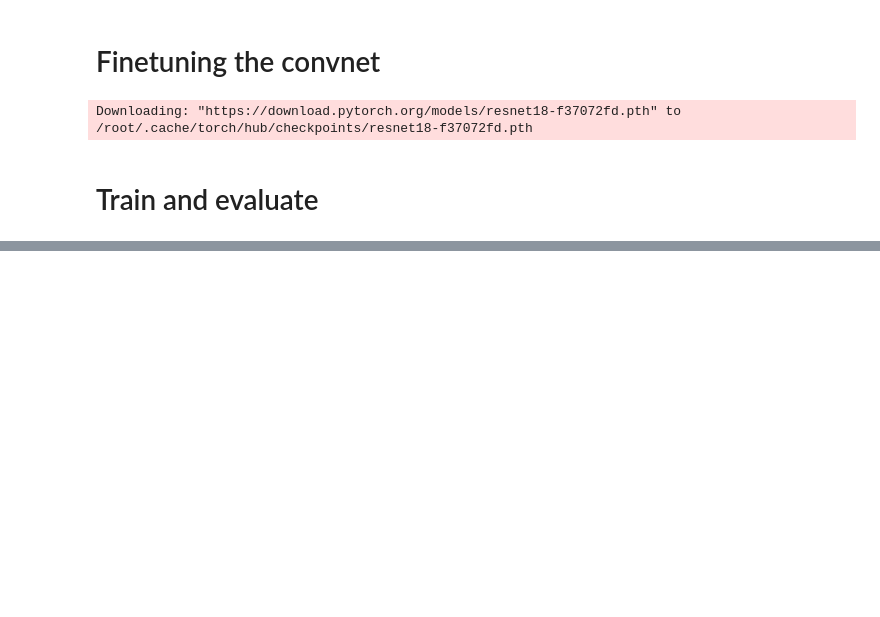
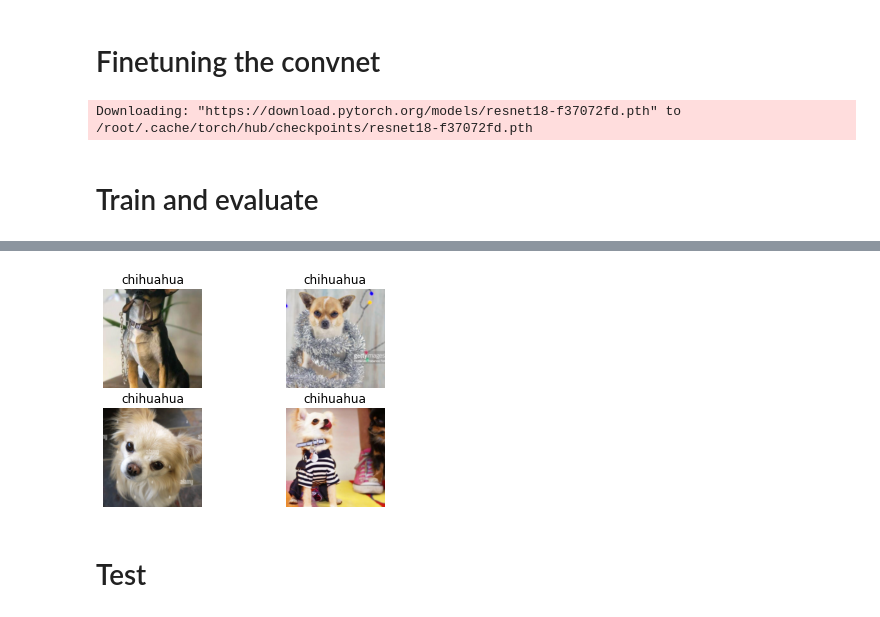
Before and after one commit to antbartash/muffins, a Jupyter notebook: muffins.ipynb, the cells around one changed output, grey strips where cells are left out. Saved outputs shown, nothing was run; the diff lists cells and outputs as text; code cells hidden in the pictures; blank space fills up the shorter version.

```diff
--- a/muffins.ipynb
+++ b/muffins.ipynb
@@ -43,7 +43,7 @@ image_datasets = {
 
 dataloaders = {
     x: torch.utils.data.DataLoader(image_datasets[x], batch_size=32,
-                                   shuffle=True)
+                                   num_workers=4, shuffle=True)
     for x in ['train', 'val']
 }
 
@@ -155,9 +155,9 @@ def visualize_predictions(model, num_images=6):
 
       for j in range(inputs.size()[0]):
         images_so_far += 1
-        ax = plt.subplots(num_images//2, 2, images_so_far)
+        ax = plt.subplot(num_images//2, 2, images_so_far)
         ax.axis('off')
-        ax.set_title(f'predicted: {class_names[preds[j]]}')
+        ax.set_title(f'{class_names[preds[j]]}')
         img = inputs.cpu().data[j].numpy().transpose((1, 2, 0))
         plt.imshow(img)
 
@@ -194,0 +210,6 @@ Epoch 0/24
+# %%
+visualize_predictions(model_ft, 4)
+# %% [output]
+[figure, added]
+# %% [markdown]
+# Test
```
Also changed, not shown: parts of 2 cells of this notebook.
